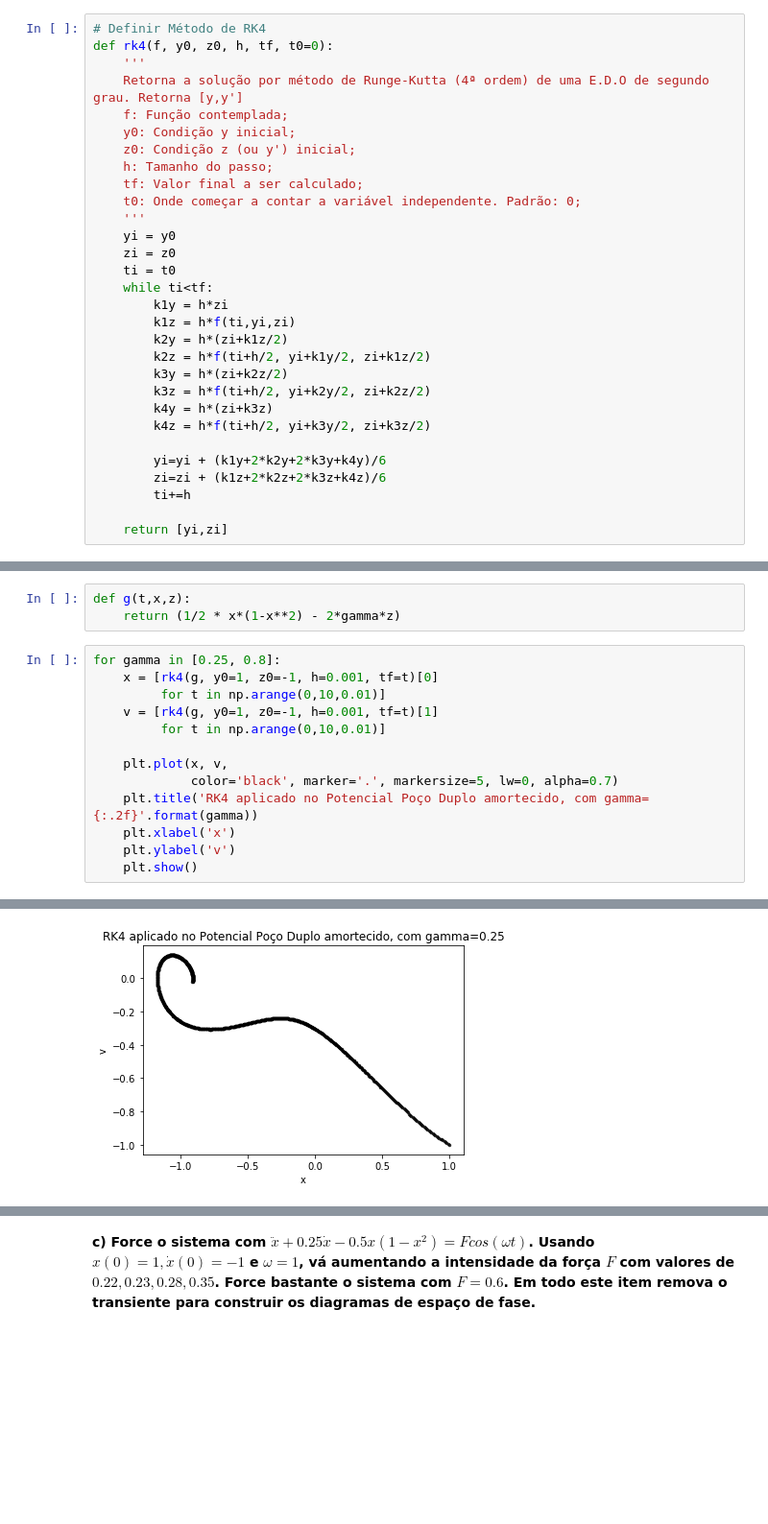
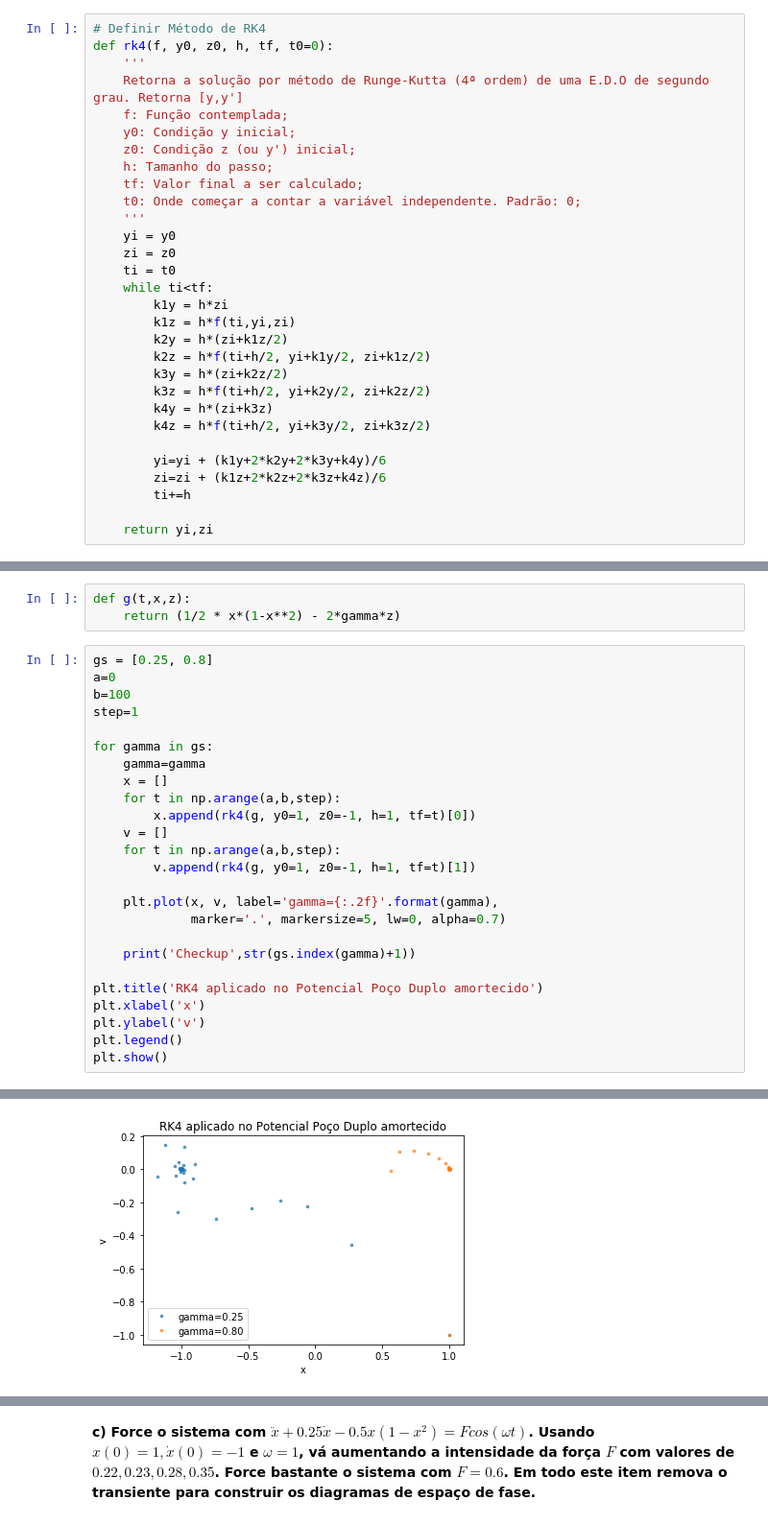
Before and after one commit to leonardovaladao/MAP214, a Jupyter notebook: Exercise Programs/EP4.ipynb, the cells around one changed output, grey strips where cells are left out. Shown at 96% size. Drawn from its saved outputs; the diff is of its cells as text; blank space fills up the shorter version.

```diff
--- a/Exercise Programs/EP4.ipynb
+++ b/Exercise Programs/EP4.ipynb
@@ -95,4 +96,4 @@ def rk4(f, y0, z0, h, tf, t0=0):
         zi=zi + (k1z+2*k2z+2*k3z+k4z)/6
         ti+=h
 
-    return [yi,zi]
+    return yi,zi
@@ -179,16 +200,28 @@ $h=0.01$
 def g(t,x,z):
     return (1/2 * x*(1-x**2) - 2*gamma*z)
 # %%
-for gamma in [0.25, 0.8]:
-    x = [rk4(g, y0=1, z0=-1, h=0.001, tf=t)[0]
-         for t in np.arange(0,10,0.01)]
-    v = [rk4(g, y0=1, z0=-1, h=0.001, tf=t)[1]
-         for t in np.arange(0,10,0.01)]
+gs = [0.25, 0.8]
+a=0
+b=100
+step=1
 
-    plt.plot(x, v,
-             color='black', marker='.', markersize=5, lw=0, alpha=0.7)
-    plt.title('RK4 aplicado no Potencial Poço Duplo amortecido, com gamma={:.2f}'.format(gamma))
-    plt.xlabel('x')
-    plt.ylabel('v')
-    plt.show()
+for gamma in gs:
+    gamma=gamma
+    x = []
+    for t in np.arange(a,b,step):
+        x.append(rk4(g, y0=1, z0=-1, h=1, tf=t)[0])
+    v = []
+    for t in np.arange(a,b,step):
+        v.append(rk4(g, y0=1, z0=-1, h=1, tf=t)[1])
+
+    plt.plot(x, v, label='gamma={:.2f}'.format(gamma),
+             marker='.', markersize=5, lw=0, alpha=0.7)
+
+    print('Checkup',str(gs.index(gamma)+1))
+
+plt.title('RK4 aplicado no Potencial Poço Duplo amortecido')
+plt.xlabel('x')
+plt.ylabel('v')
+plt.legend()
+plt.show()
 # %% [output]
@@ -195 +230 @@ for gamma in [0.25, 0.8]:
-[figure, old version]
+[figure, new version]
```
Also changed, not shown: parts of 8 cells of this notebook.
